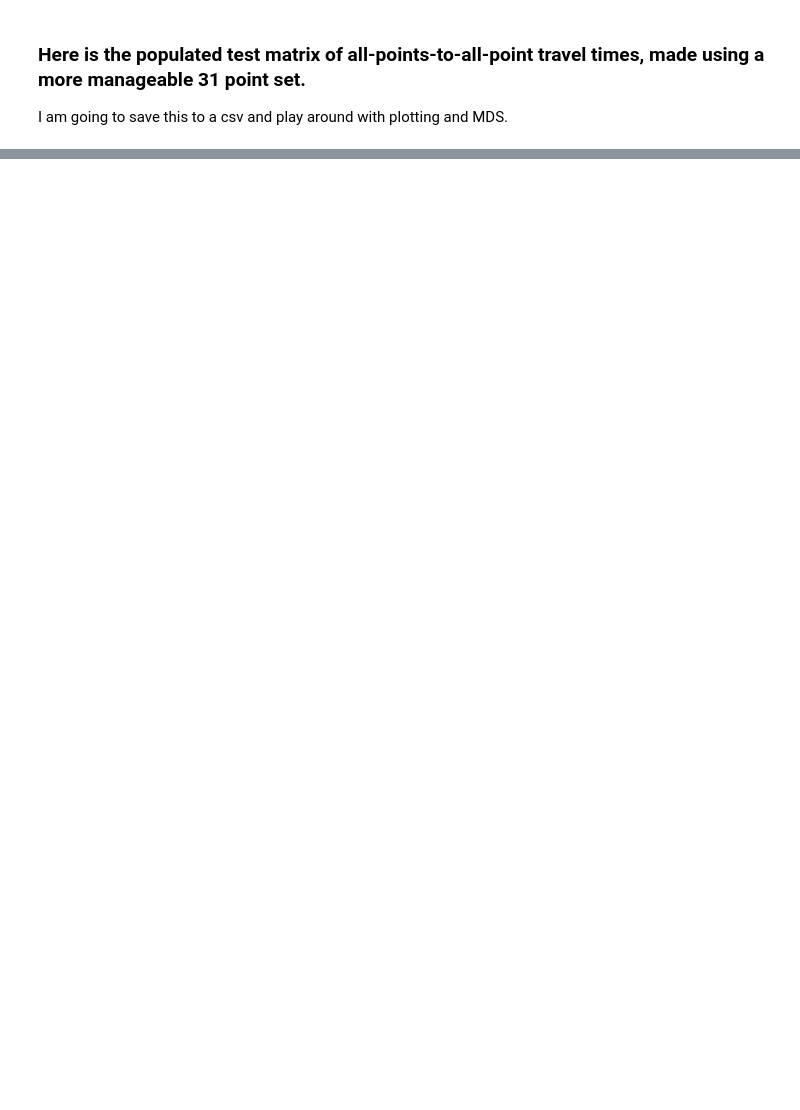
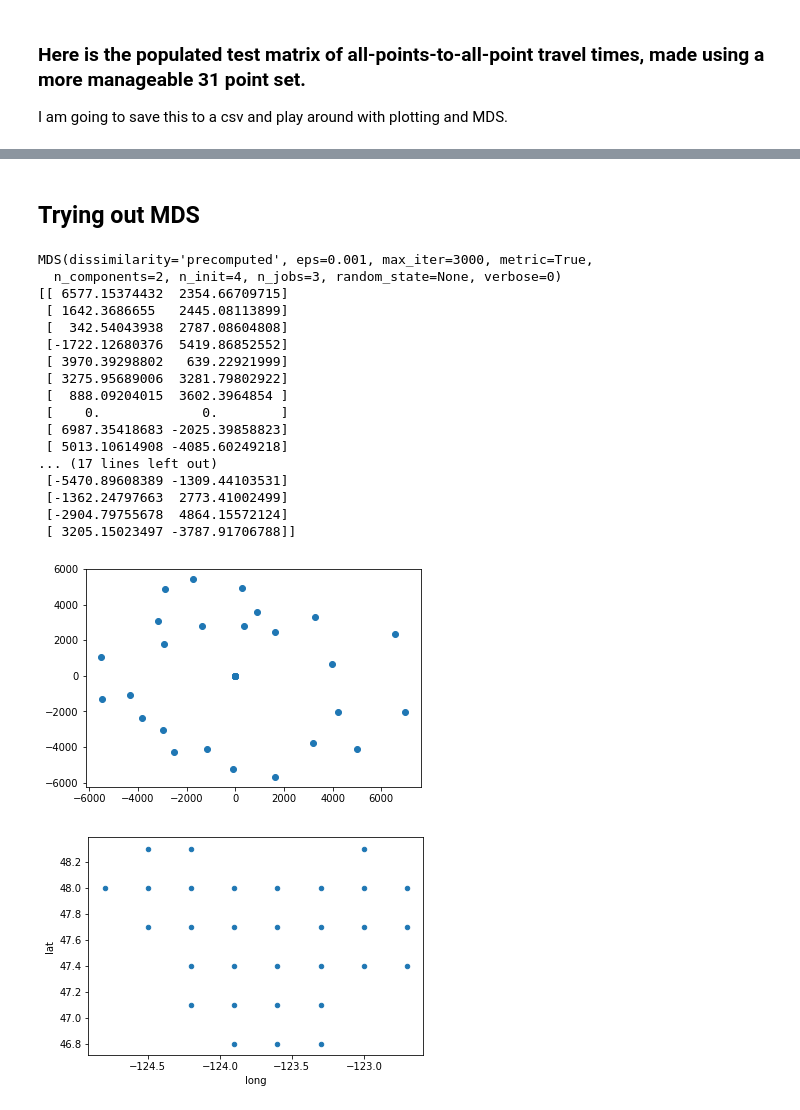
Before and after one commit to AustinJennings/Capstone, a Jupyter notebook: Notebooks/Testing Grids.ipynb, the cells around one changed output, grey strips where cells are left out. Cells and saved outputs as stored; diff of their text form; code cells hidden in the pictures; blank space fills up the shorter version.

```diff
--- a/Notebooks/Testing Grids.ipynb
+++ b/Notebooks/Testing Grids.ipynb
@@ -186,0 +199,46 @@ dfmatrix
+# %% [markdown]
+## Trying out MDS
+# %%
+import numpy as np
+import pandas as pd
+from matplotlib import pyplot as plt
+from sklearn import manifold
+
+
+matrix = pd.read_csv('dfmatrix.csv', sep=',',header=0, index_col=0)
+df=pd.read_csv('CD06_TESTPTS.csv', sep=',',header=0)
+
+matrix = matrix.fillna(0)
+
+#make 2d embedding
+mds2 = manifold.MDS(n_components=2, max_iter=3000, dissimilarity="precomputed", n_jobs=3)
+
+results = mds2.fit(matrix)
+
+print(results)
+coords = results.embedding_
+
+print(coords)
+plt.scatter(coords[:, 0], coords[:, 1], marker = 'o')
+
+df.plot(x='long', y='lat', kind='scatter'); plt.show()
+# %% [output]
+MDS(dissimilarity='precomputed', eps=0.001, max_iter=3000, metric=True,
+  n_components=2, n_init=4, n_jobs=3, random_state=None, verbose=0)
+[[ 6577.15374432  2354.66709715]
+ [ 1642.3686655   2445.08113899]
+ [  342.54043938  2787.08604808]
+ [-1722.12680376  5419.86852552]
+ [ 3970.39298802   639.22921999]
+ [ 3275.95689006  3281.79802922]
+ [  888.09204015  3602.3964854 ]
+ [    0.             0.        ]
+ [ 6987.35418683 -2025.39858823]
+ [ 5013.10614908 -4085.60249218]
+... (17 lines left out)
+ [-5470.89608389 -1309.44103531]
+ [-1362.24797663  2773.41002499]
+ [-2904.79755678  4864.15572124]
+ [ 3205.15023497 -3787.91706788]]
+[figure, added]
+[figure, added]
```
Also changed, not shown: parts of 8 cells of this notebook, 3 other files.
